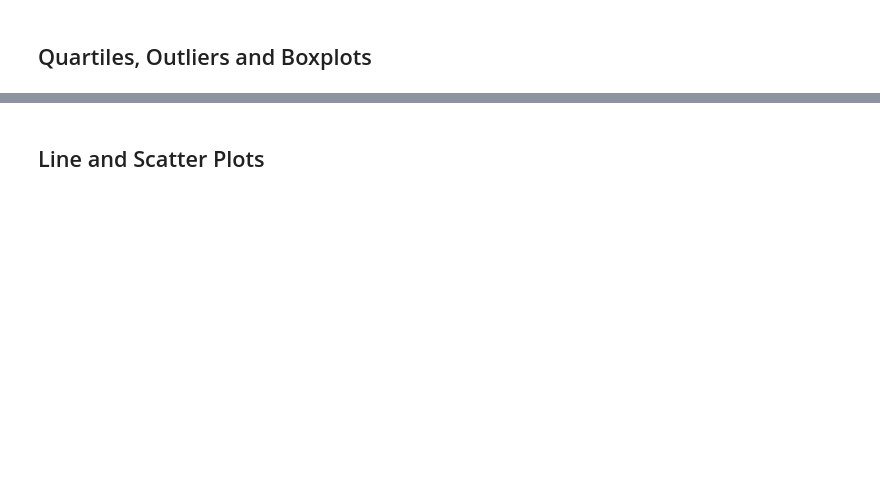
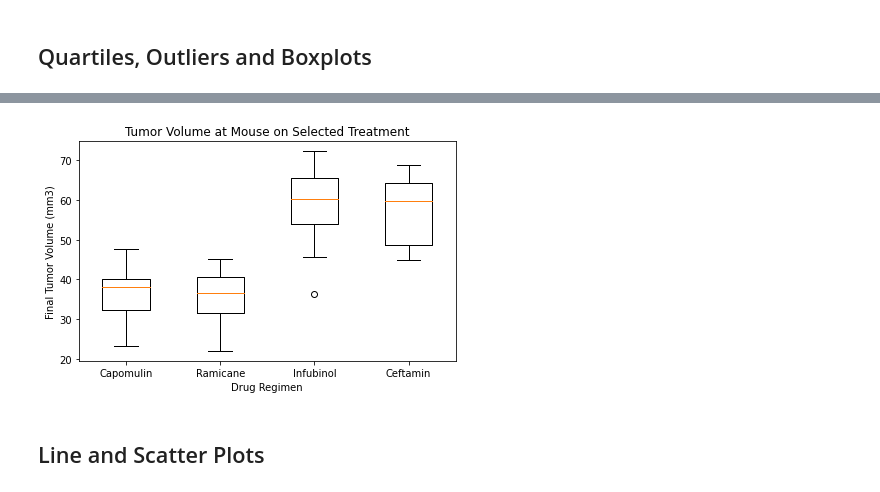
Before and after one commit to Franco1230/05-Matplotlib-Challenge, a Jupyter notebook: Pymaceuticals/pymaceuticals_starter.ipynb, the cells around one changed output, grey strips where cells are left out. Saved outputs shown, nothing was run; the diff lists cells and outputs as text; code cells hidden in the pictures; blank space fills up the shorter version.

```diff
--- a/Pymaceuticals/pymaceuticals_starter.ipynb
+++ b/Pymaceuticals/pymaceuticals_starter.ipynb
@@ -189,16 +257,16 @@ capomulin_df.head()
 treatment_list = ["Capomulin", "Ramicane", "Infubinol", "Ceftamin"]
 
 # Create empty list to fill with tumor vol data (for plotting)
-tumor_vol = []
+tumor_vol_list = []
 # %%
 # Calculate the IQR and quantitatively determine if there are any potential outliers
     # Locate the rows which contain mice on each drug and get the tumor volumes
     # add subset
     # Determine outliers using upper and lower bounds
-selected_regimen = cleaned_combined_data_df[cleaned_combined_data_df["Drug Regimen"].isin(treatment_list)]
+selected_regimen = cleaned_combined_data_df[cleaned_combined_data_df[drug_reg_str].isin(treatment_list)]
 
-last_timepoint = selected_regimen.groupby(["Drug Regimen", "Mouse ID"]).agg(tumor_vol = ("Tumor Volume (mm3)", lambda x: x.iloc[-1]))
-last_timepoint = last_timepoint.stack(level=0).unstack(level=0)
+last_timepoint = selected_regimen.groupby([drug_reg_str, mouse_id_str]).agg(tumor_vol_list = (tumor_vol_str, lambda x: x.iloc[-1]))
+last_timepoint = last_timepoint.stack(level = 0).unstack(level = 0)
 last_timepoint
 
 treatment = 0
@@ -212,10 +280,10 @@ for drug in treatment_list:
 
     if treatment == 0:
         print(f"~~~~~~~~~~~~~~~~~~~~~~~~~~~~~~~~~~~~~~~~~~~~~~~~~~~~~~~~~~~~")
-    print(f"The lower quartile of {drug} treatments is: {lowerq}")
-    print(f"The upper quartile of {drug} treatments is: {upperq}")
-    print(f"The interquartile range of {drug} treatments is: {iqr}")
-    print(f"Values below {lower_bound} could be {drug} outliers.")
-    print(f"Values above {upper_bound} could be {drug} outliers.")
+    print(f"The lower quartile of {drug} is: {lowerq}")
+    print(f"The upper quartile of {drug} is: {upperq}")
+    print(f"The interquartile range of {drug} is: {iqr}")
+    print(f"Values below {lower_bound} could be {drug} potential outliers.")
+    print(f"Values above {upper_bound} could be {drug} potential outliers.")
     print(f"~~~~~~~~~~~~~~~~~~~~~~~~~~~~~~~~~~~~~~~~~~~~~~~~~~~~~~~~~~~~")
     treatment += 1
@@ -222,15 +308,17 @@ for drug in treatment_list:
 # %%
 # Generate a box plot of the final tumor volume of each mouse across four regimens of interest
 for row in treatment_list:
-    tumor_vol.append(list(last_timepoint[row].dropna()))
+    tumor_vol_list.append(list(last_timepoint[row].dropna()))
 
 fig = plt.figure()
 plt.title("Tumor Volume at Mouse on Selected Treatment")
-plt.xlabel("Drug Regimen")
-plt.ylabel("Final Tumor Volume (mm3)")
-plt.boxplot(tumor_vol, labels = treatment_list, widths = 0.5)
+plt.xlabel(drug_reg_str)
+plt.ylabel("Final %s" % tumor_vol_str)
+plt.boxplot(tumor_vol_list, labels = treatment_list, widths = 0.5)
 plt.tight_layout()
 plt.show()
+# %% [output]
+[figure, added]
 # %% [markdown]
 ## Line and Scatter Plots
 # %%
```
Also changed, not shown: parts of 18 cells of this notebook.
